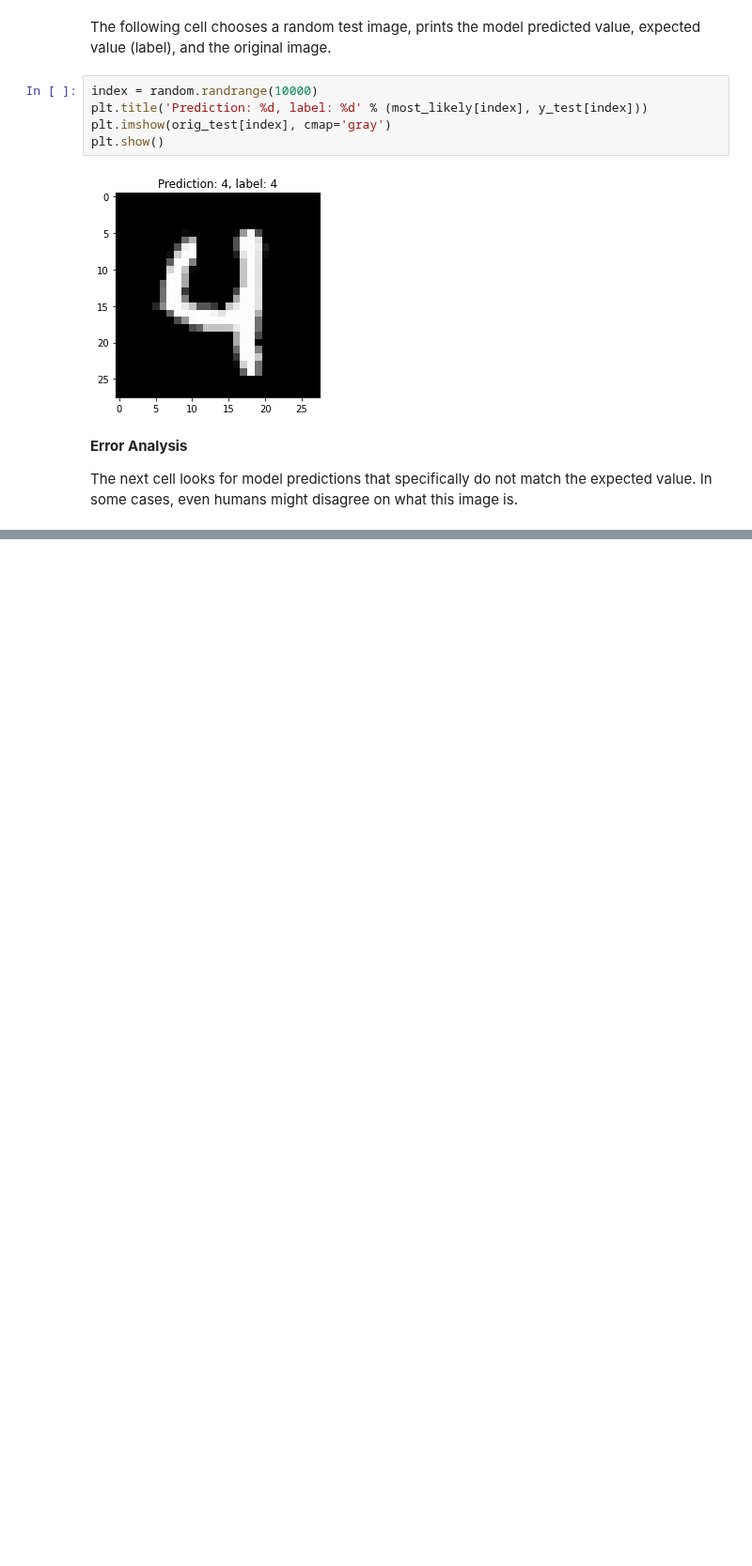
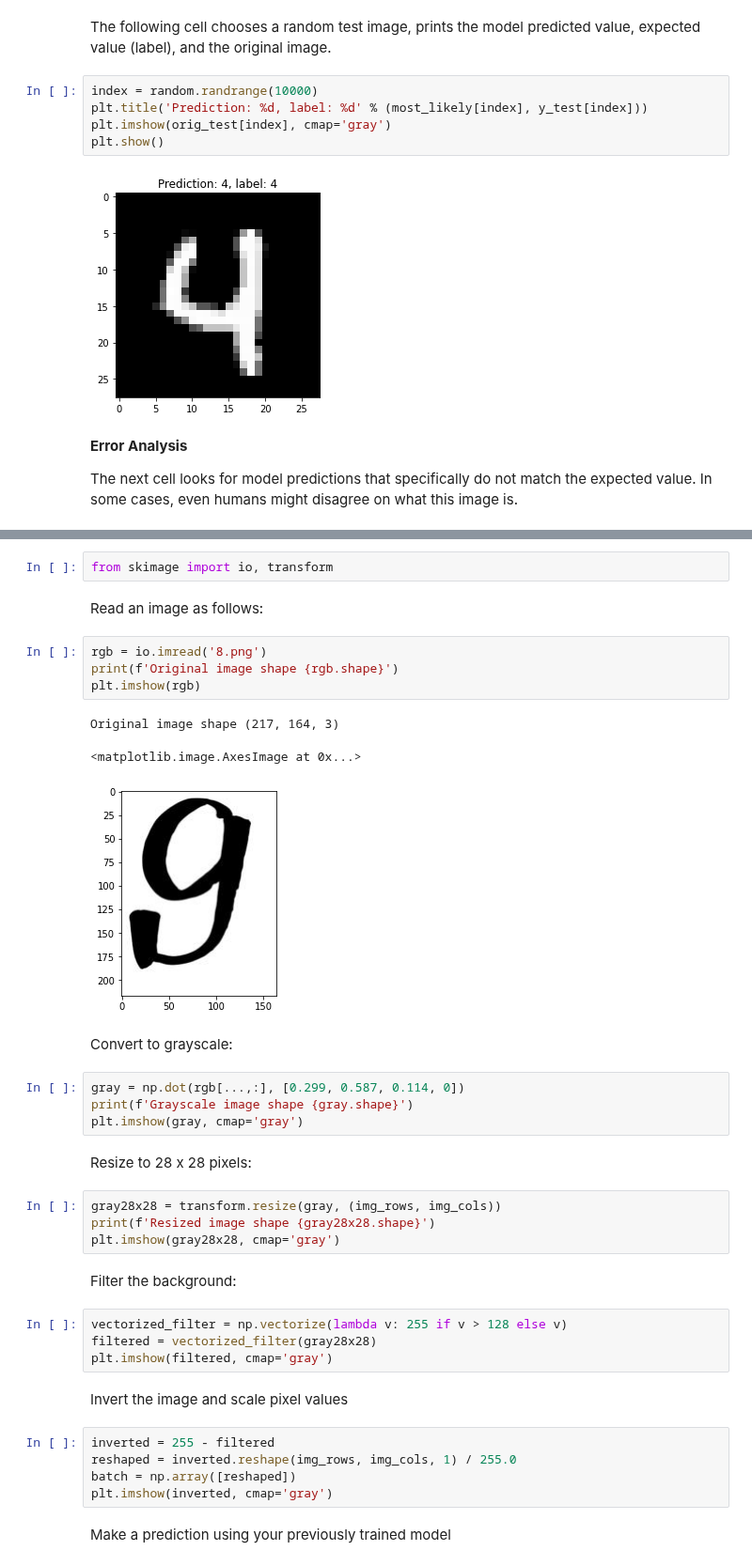
Before and after one commit to brotheramin/MachineLearning, a Jupyter notebook: MNIST_CNN_Training.ipynb, the cells around one changed output, grey strips where cells are left out. Shown at 94% size. Cells and saved outputs as stored; diff of their text form; blank space fills up the shorter version.

```diff
--- a/MNIST_CNN_Training.ipynb
+++ b/MNIST_CNN_Training.ipynb
@@ -217,0 +218,39 @@ plt.show()
+# %%
+from skimage import io, transform
+# %% [markdown]
+Read an image as follows:
+# %%
+rgb = io.imread('8.png')
+print(f'Original image shape {rgb.shape}')
+plt.imshow(rgb)
+# %% [output]
+Original image shape (217, 164, 3)
+<matplotlib.image.AxesImage at 0x...>
+[figure, added]
+# %% [markdown]
+Convert to grayscale:
+# %%
+gray = np.dot(rgb[...,:], [0.299, 0.587, 0.114, 0])
+print(f'Grayscale image shape {gray.shape}')
+plt.imshow(gray, cmap='gray')
+# %% [markdown]
+Resize to 28 x 28 pixels:
+# %%
+gray28x28 = transform.resize(gray, (img_rows, img_cols))
+print(f'Resized image shape {gray28x28.shape}')
+plt.imshow(gray28x28, cmap='gray')
+# %% [markdown]
+Filter the background:
+# %%
+vectorized_filter = np.vectorize(lambda v: 255 if v > 128 else v)
+filtered = vectorized_filter(gray28x28)
+plt.imshow(filtered, cmap='gray')
+# %% [markdown]
+Invert the image and scale pixel values
+# %%
+inverted = 255 - filtered
+reshaped = inverted.reshape(img_rows, img_cols, 1) / 255.0
+batch = np.array([reshaped])
+plt.imshow(inverted, cmap='gray')
+# %% [markdown]
+Make a prediction using your previously trained model
```
Also changed, not shown: parts of 7 cells of this notebook.
